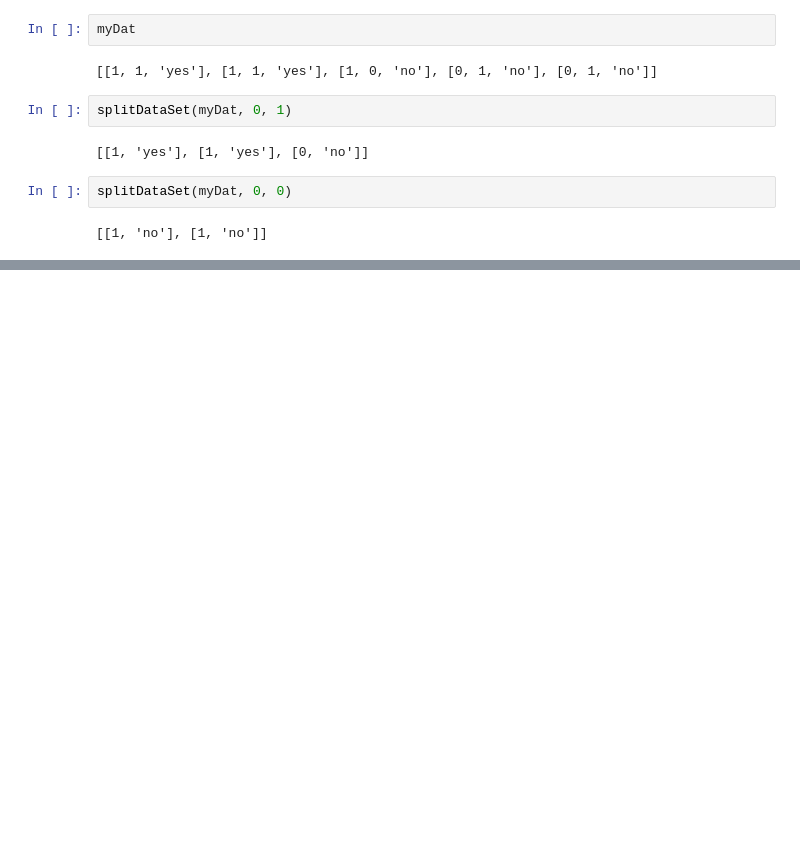
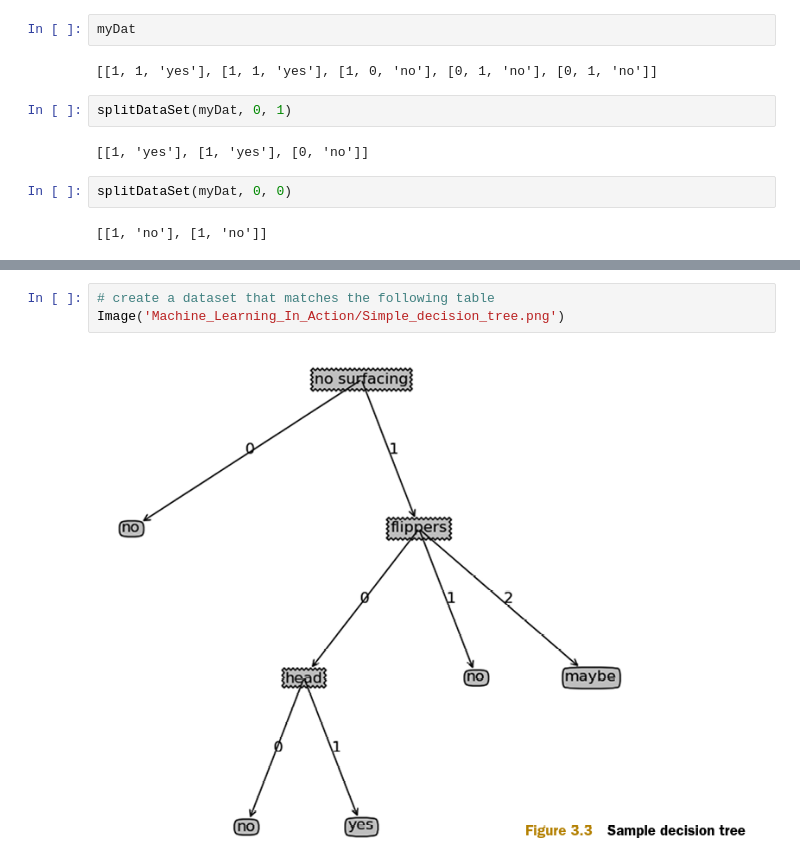
Before and after one commit to xinyuezhang95/MachineLearningInAction, a Jupyter notebook: Decision Trees.ipynb, the cells around one changed output, grey strips where cells are left out. Saved outputs shown, nothing was run; the diff lists cells and outputs as text; blank space fills up the shorter version.

```diff
--- a/Decision Trees.ipynb
+++ b/Decision Trees.ipynb
@@ -223,0 +479,5 @@ splitDataSet(myDat, 0, 0)
+# %%
+# create a dataset that matches the following table
+Image('Machine_Learning_In_Action/Simple_decision_tree.png')
+# %% [output]
+[figure, added]
```
Also changed, not shown: parts of 35 cells of this notebook.
